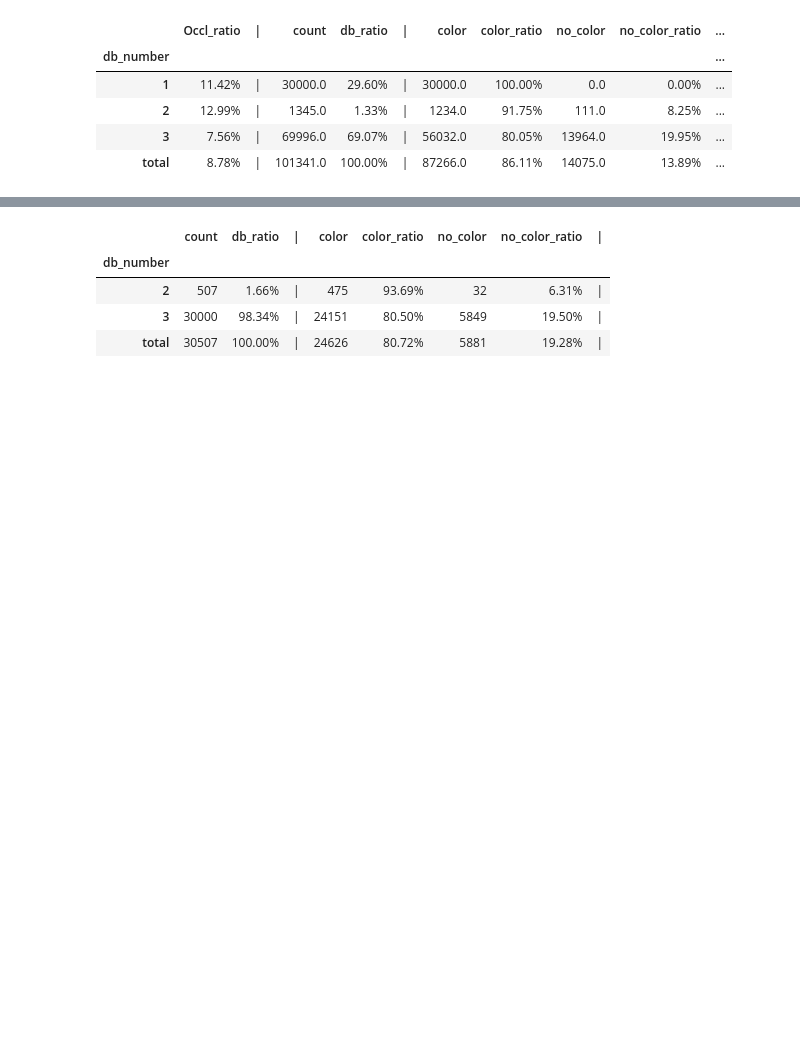
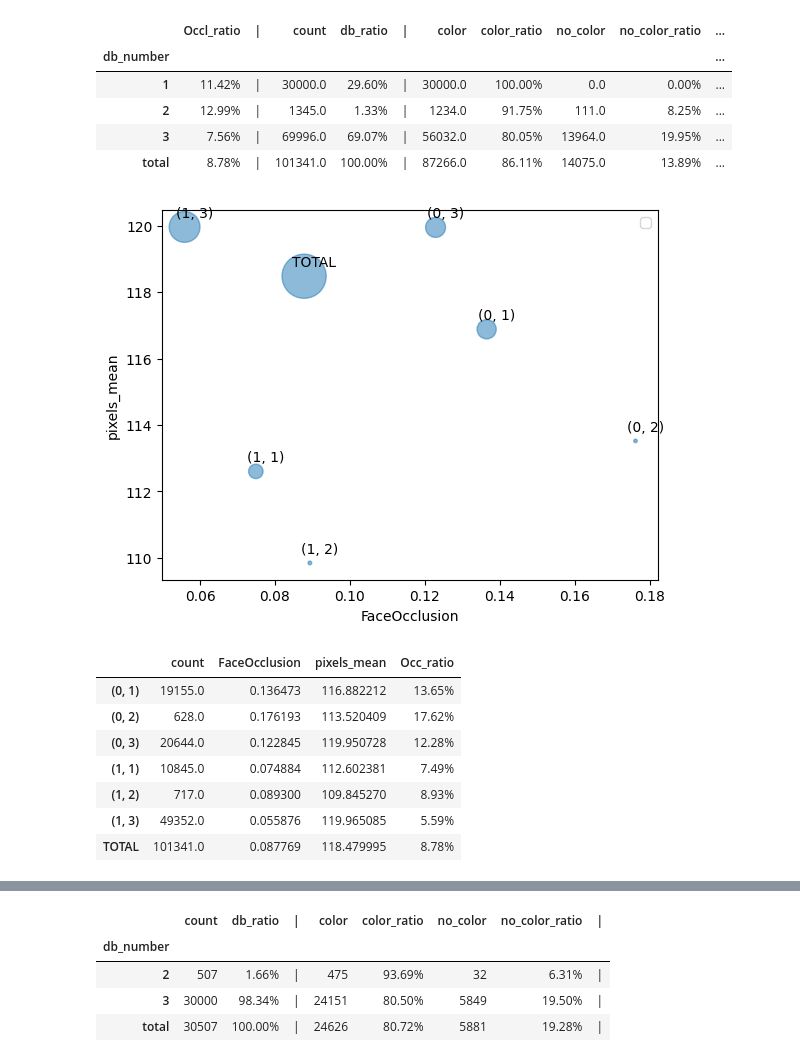
Before and after one commit to MitaDataAI/Data-challenge-IDEMIA-Computer-vision, a Jupyter notebook: 1-2_Image Statistics.ipynb, the cells around one changed output, grey strips where cells are left out. Drawn from its saved outputs; the diff is of its cells as text; code cells hidden in the pictures; blank space fills up the shorter version.

```diff
--- a/1-1-Image Statistics.ipynb
+++ b/1-2_Image Statistics.ipynb
@@ -111,3 +150,32 @@ stats_db
 | 2 | 12.99% | | | 1345.0 | 1.33% | | | 1234.0 | 91.75% | 111.0 | 8.25% | ... |
 | 3 | 7.56% | | | 69996.0 | 69.07% | | | 56032.0 | 80.05% | 13964.0 | 19.95% | ... |
 | total | 8.78% | | | 101341.0 | 100.00% | | | 87266.0 | 86.11% | 14075.0 | 13.89% | ... |
+# %%
+# stats by gender and database (1,2 or 3)
+
+stats = df_train.groupby(['gender_id','db_number'])[['count','FaceOcclusion','pixels_mean']].sum()
+stats.loc['TOTAL'] = stats.sum()
+stats['FaceOcclusion'] = stats['FaceOcclusion']/stats['count']
+stats['pixels_mean'] = stats['pixels_mean']/stats['count']
+stats['Occ_ratio'] = stats['FaceOcclusion'].map('{:.2%}'.format)
+
+plt.scatter(stats['FaceOcclusion'], stats['pixels_mean'], s=stats['count'] / 100, alpha=0.5)
+for i, txt in enumerate(stats.index):
+    plt.annotate(txt, (stats['FaceOcclusion'][i], stats['pixels_mean'][i]),
+                 textcoords="offset points", xytext=(7,7), ha='center')
+plt.xlabel('FaceOcclusion')
+plt.ylabel('pixels_mean')
+plt.legend()
+plt.show()
+
+stats
+# %% [output]
+[figure, added]
+|  | count | FaceOcclusion | pixels_mean | Occ_ratio |
+| (0, 1) | 19155.0 | 0.136473 | 116.882212 | 13.65% |
+| (0, 2) | 628.0 | 0.176193 | 113.520409 | 17.62% |
+| (0, 3) | 20644.0 | 0.122845 | 119.950728 | 12.28% |
+| (1, 1) | 10845.0 | 0.074884 | 112.602381 | 7.49% |
+| (1, 2) | 717.0 | 0.089300 | 109.845270 | 8.93% |
+| (1, 3) | 49352.0 | 0.055876 | 119.965085 | 5.59% |
+| TOTAL | 101341.0 | 0.087769 | 118.479995 | 8.78% |
```
Also changed, not shown: parts of 23 cells of this notebook, 17 other files.
